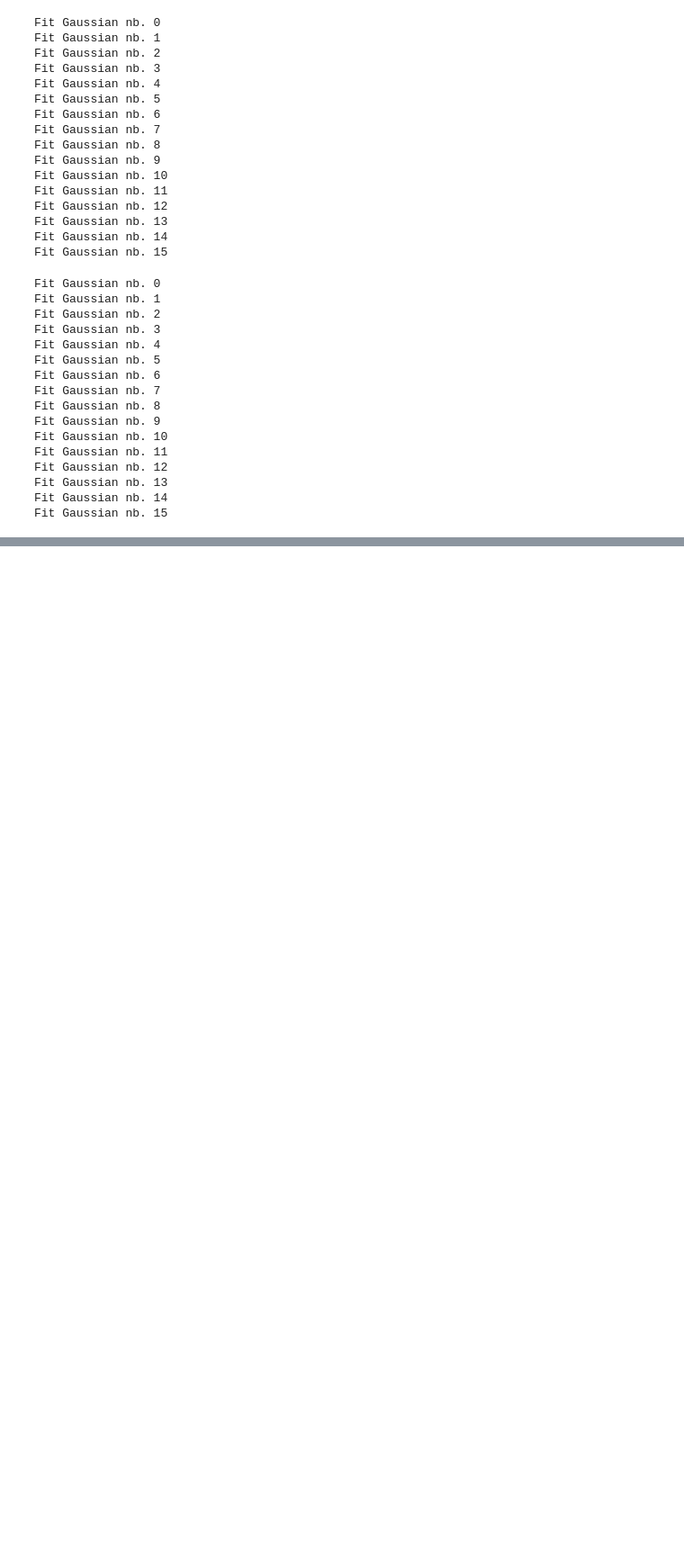
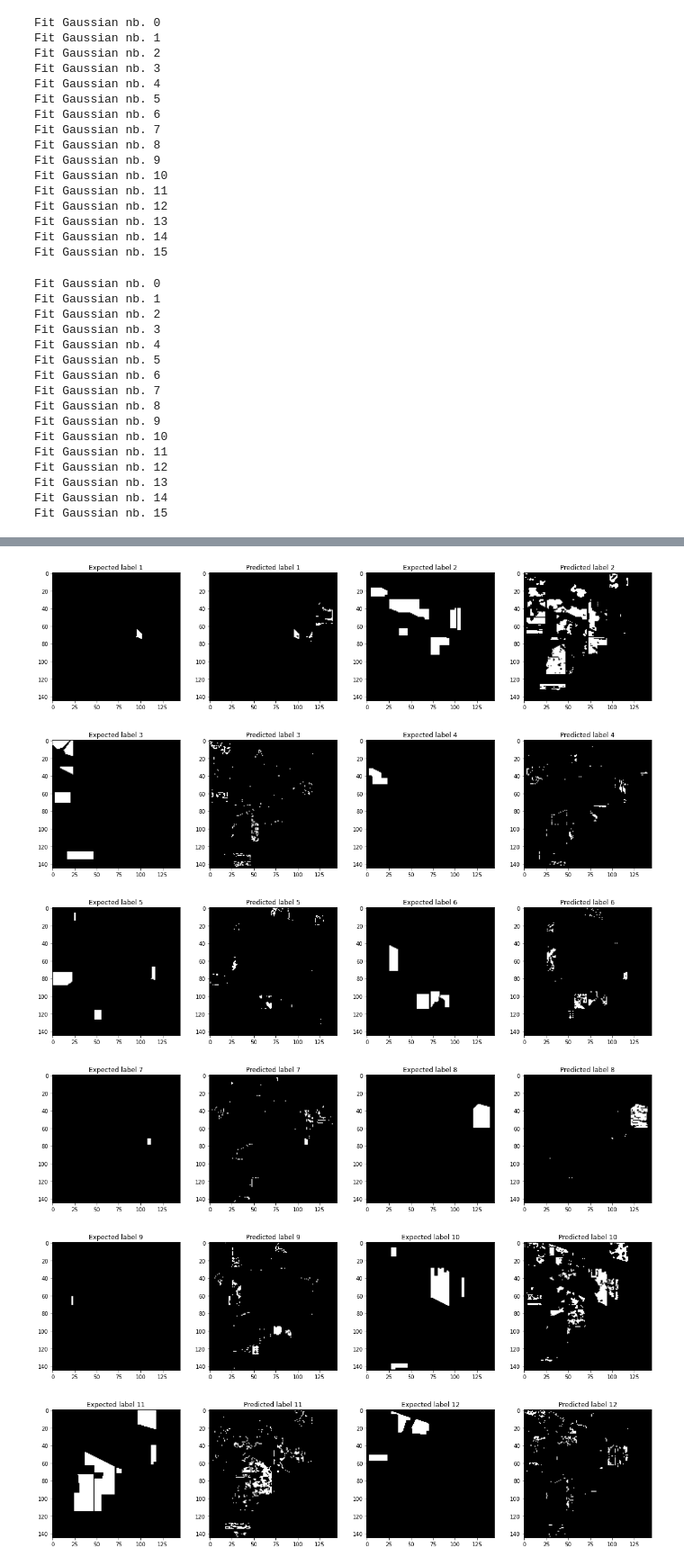
Before and after one commit to SabineHU/projet-IML, a Jupyter notebook: src/GaussianNaiveBayes.ipynb, the cells around one changed output, grey strips where cells are left out. Shown at 90% size. Saved outputs shown, nothing was run; the diff lists cells and outputs as text; code cells hidden in the pictures; blank space fills up the shorter version.

```diff
--- a/src/GaussianNaiveBayes.ipynb
+++ b/src/GaussianNaiveBayes.ipynb
@@ -445,2 +471,9 @@ plot_two_figures(indiana_preds_img, indiana_labels, figsize=(20, 20))
 # %%
-#plot_each_labels(indiana_labels, indiana_preds_img, n_classes_indiana, figsize=(20, 20), cmap='gray')
+plot_each_labels(indiana_labels, indiana_preds_img, n_classes_indiana, figsize=(20, 20), cmap='gray')
+# %% [output]
+[figure, added]
+[figure, added]
+[figure, added]
+[figure, added]
+[figure, added]
+[figure, added]
```
Also changed, not shown: parts of 51 cells of this notebook, 3 other files.
